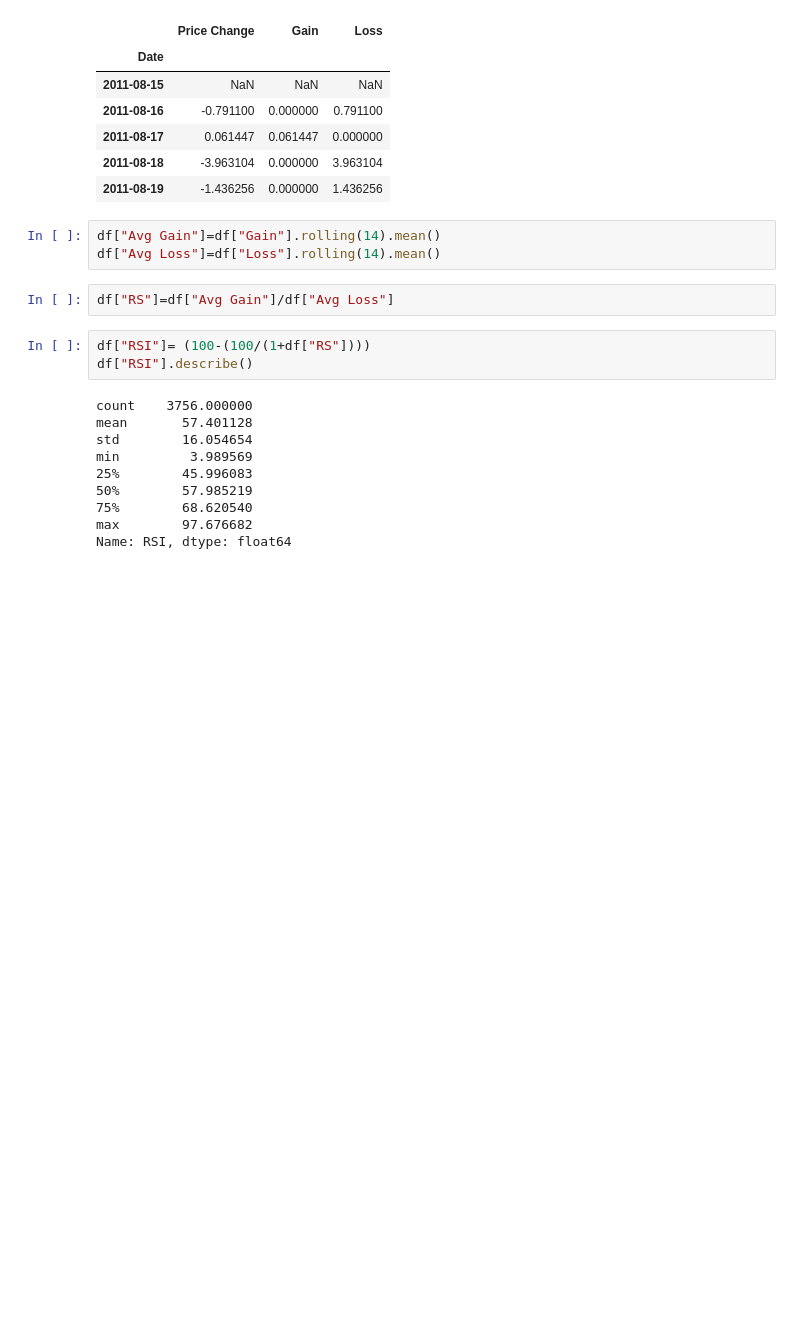
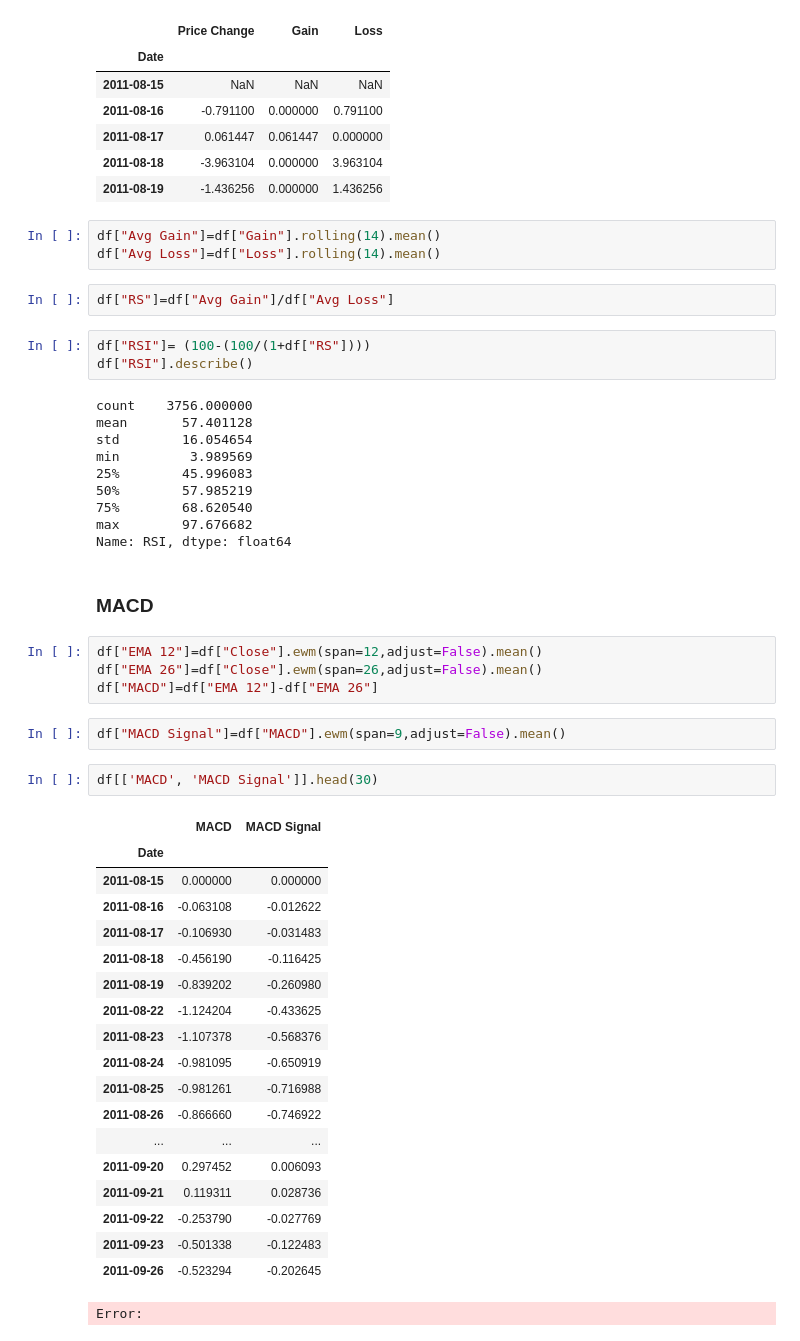
Before and after one commit to Junaid-Haider/Stock-Price-Direction-Predictor, a Jupyter notebook: notebooks/analysis.ipynb, the cells around one changed output. Drawn from its saved outputs; the diff is of its cells as text; blank space fills up the shorter version.

Commit message:
Calculated MACD and Bollinger bands

```diff
--- a/notebooks/analysis.ipynb
+++ b/notebooks/analysis.ipynb
@@ -430,3 +430,33 @@ min         3.989569
 75%        68.620540
 max        97.676682
 Name: RSI, dtype: float64
+# %% [markdown]
+### MACD
+# %%
+df["EMA 12"]=df["Close"].ewm(span=12,adjust=False).mean()
+df["EMA 26"]=df["Close"].ewm(span=26,adjust=False).mean()
+df["MACD"]=df["EMA 12"]-df["EMA 26"]
+# %%
+df["MACD Signal"]=df["MACD"].ewm(span=9,adjust=False).mean()
+# %%
+df[['MACD', 'MACD Signal']].head(30)
+# %% [output]
+|  | MACD | MACD Signal |
+| Date |  |  |
+| 2011-08-15 | 0.000000 | 0.000000 |
+| 2011-08-16 | -0.063108 | -0.012622 |
+| 2011-08-17 | -0.106930 | -0.031483 |
+| 2011-08-18 | -0.456190 | -0.116425 |
+| 2011-08-19 | -0.839202 | -0.260980 |
+| 2011-08-22 | -1.124204 | -0.433625 |
+| 2011-08-23 | -1.107378 | -0.568376 |
+| 2011-08-24 | -0.981095 | -0.650919 |
+| 2011-08-25 | -0.981261 | -0.716988 |
+| 2011-08-26 | -0.866660 | -0.746922 |
+| ... | ... | ... |
+| 2011-09-20 | 0.297452 | 0.006093 |
+| 2011-09-21 | 0.119311 | 0.028736 |
+| 2011-09-22 | -0.253790 | -0.027769 |
+| 2011-09-23 | -0.501338 | -0.122483 |
+| 2011-09-26 | -0.523294 | -0.202645 |
+Error:
```
Also changed, not shown: 2 other files.
